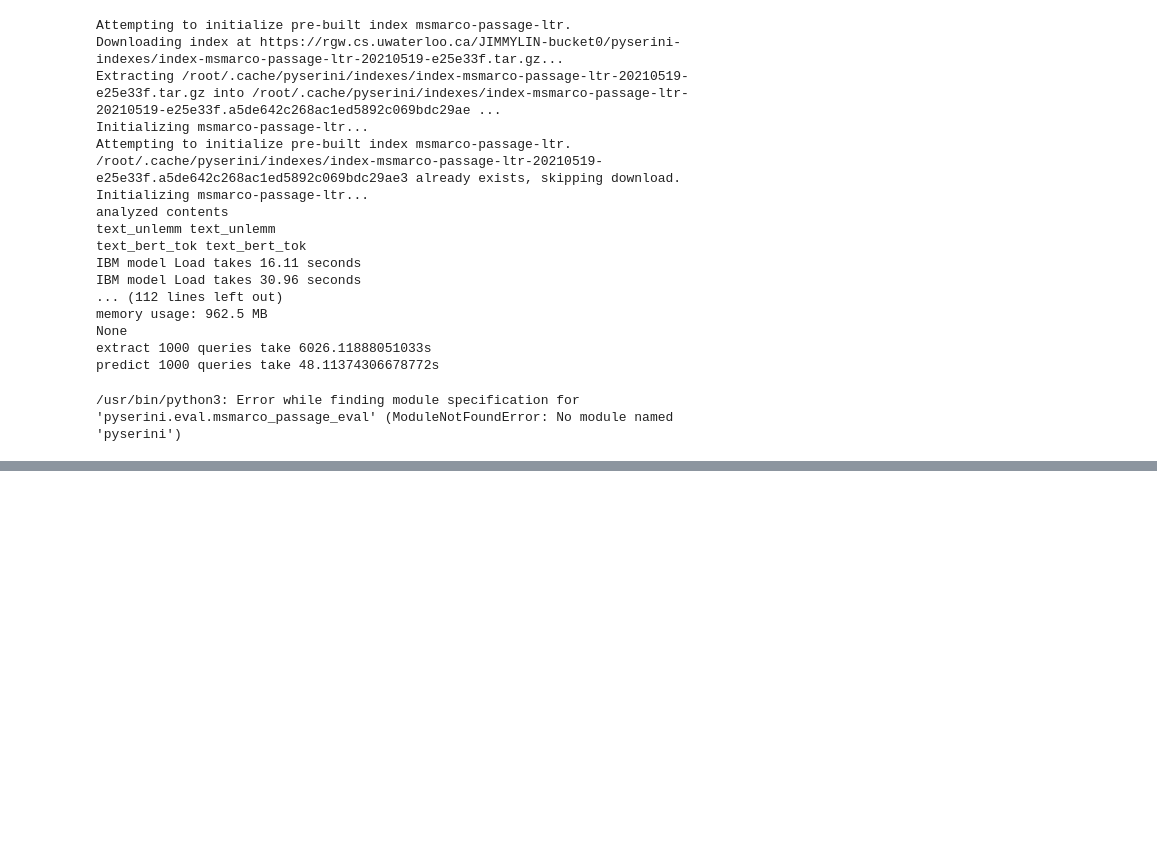
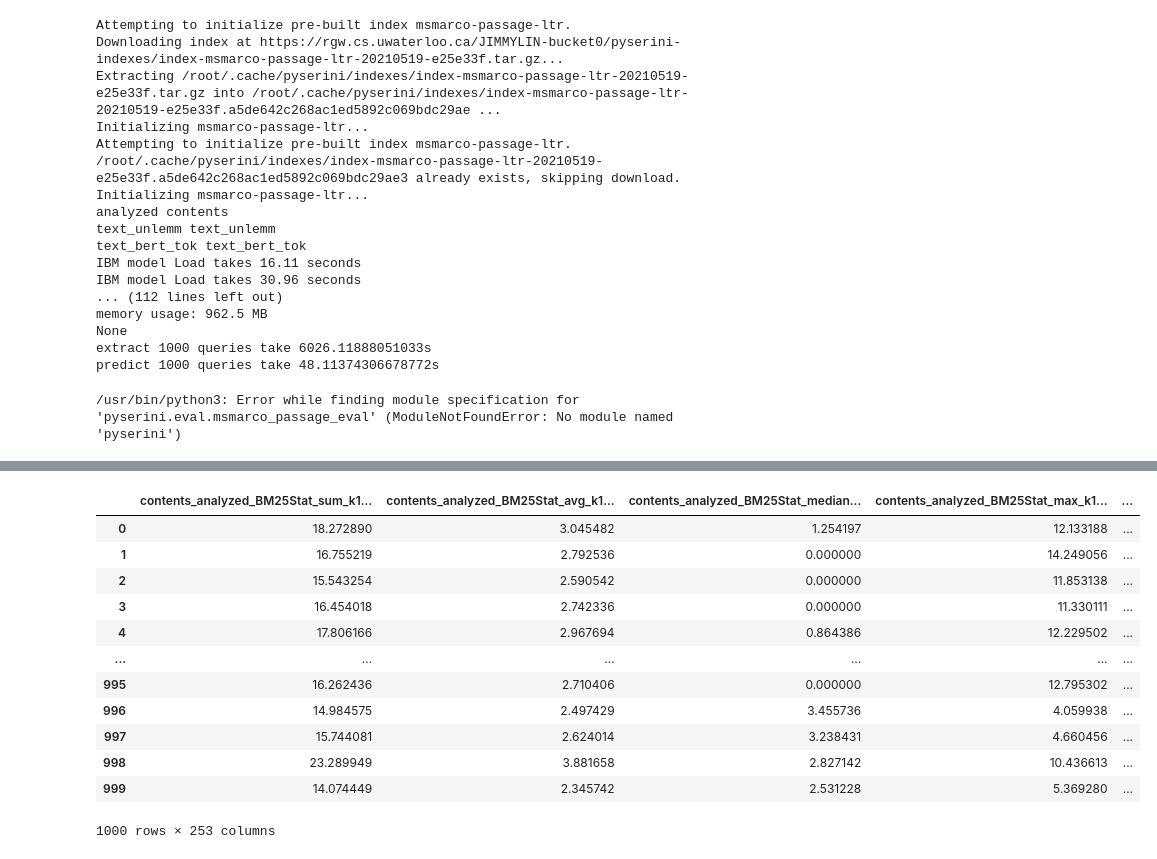
Before and after one commit to luanps/pyserini, a Jupyter notebook: Pyserini_LTR.ipynb, the cells around one changed output, grey strips where cells are left out. Saved outputs shown, nothing was run; the diff lists cells and outputs as text; code cells hidden in the pictures; blank space fills up the shorter version.

Commit message:
Extract LTR features

```diff
--- a/Pyserini_LTR.ipynb
+++ b/Pyserini_LTR.ipynb
@@ -149,0 +693,9 @@ recall_1000           	all	0.8573
+# %%
+searcher.add_fe()
+
+#batch_info = searcher.search(dev, queries)
+#del dev, queries
+
+#eval_res = eval_mrr(batch_info)
+#eval_recall(dev_qrel, batch_info)
+#output(args.output, batch_info,args.output_format, args.max_passage)
@@ -149,0 +716,6 @@ recall_1000           	all	0.8573
+# %%
+extracted = searcher.batch_extract(dev, queries, searcher.fe)
+# %%
+for i in extracted:
+  print(i)
+  break
@@ -149,0 +740,18 @@ recall_1000           	all	0.8573
+# %%
+task_infos, features, group = i
+# %%
+features
+# %% [output]
+|  | contents_analyzed_BM25Stat_sum_k1... | contents_analyzed_BM25Stat_avg_k1... | contents_analyzed_BM25Stat_median... | contents_analyzed_BM25Stat_max_k1... | ... |
+| 0 | 18.272890 | 3.045482 | 1.254197 | 12.133188 | ... |
+| 1 | 16.755219 | 2.792536 | 0.000000 | 14.249056 | ... |
+| 2 | 15.543254 | 2.590542 | 0.000000 | 11.853138 | ... |
+| 3 | 16.454018 | 2.742336 | 0.000000 | 11.330111 | ... |
+| 4 | 17.806166 | 2.967694 | 0.864386 | 12.229502 | ... |
+| ... | ... | ... | ... | ... | ... |
+| 995 | 16.262436 | 2.710406 | 0.000000 | 12.795302 | ... |
+| 996 | 14.984575 | 2.497429 | 3.455736 | 4.059938 | ... |
+| 997 | 15.744081 | 2.624014 | 3.238431 | 4.660456 | ... |
+| 998 | 23.289949 | 3.881658 | 2.827142 | 10.436613 | ... |
+| 999 | 14.074449 | 2.345742 | 2.531228 | 5.369280 | ... |
+1000 rows × 253 columns
```
Also changed, not shown: parts of 26 cells of this notebook.
